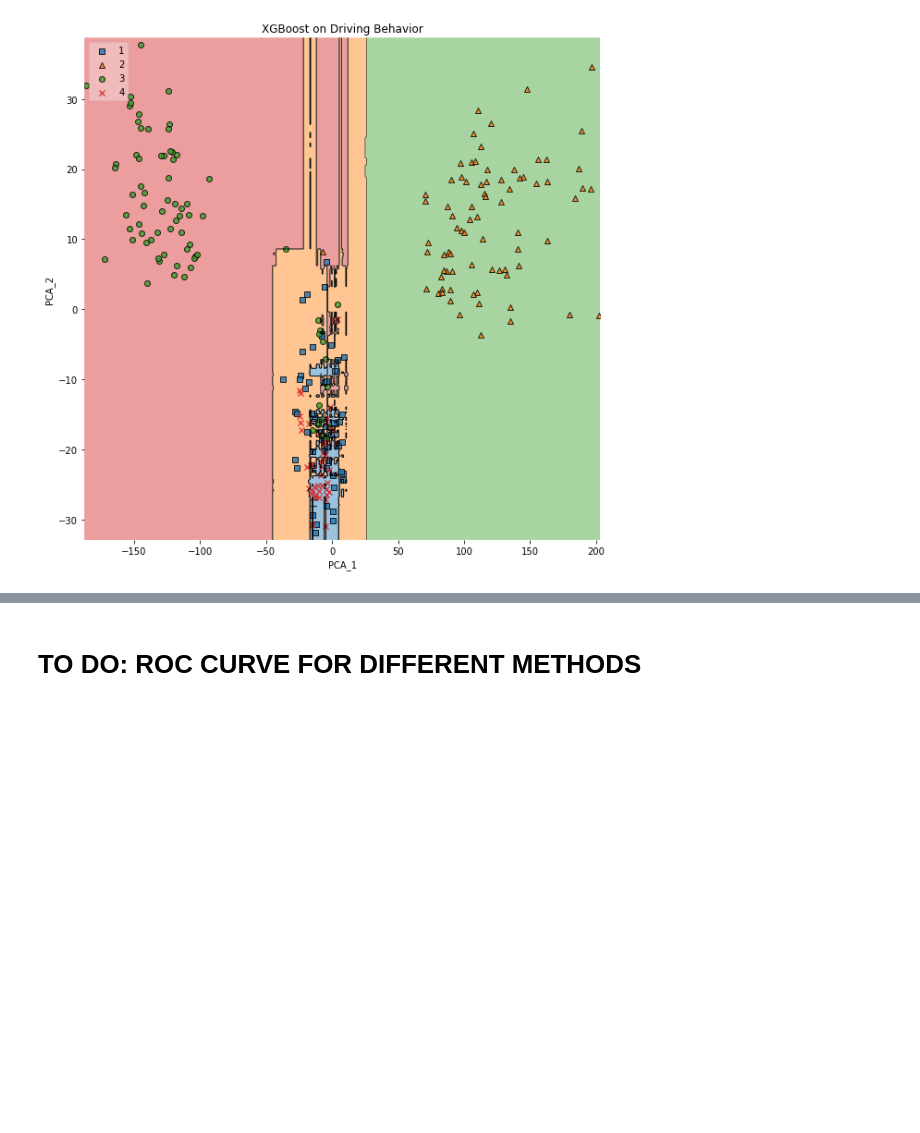
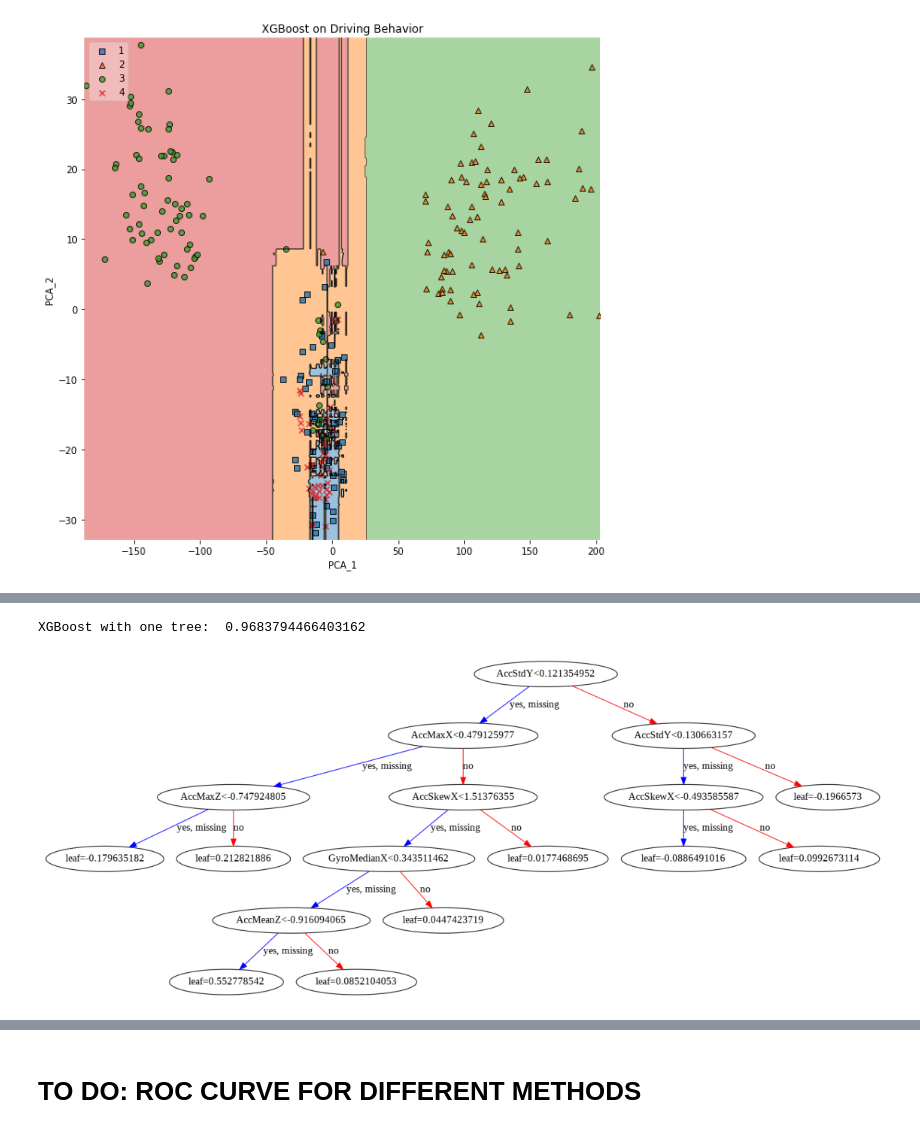
Before and after one commit to monikachudyba/MachineLearningProjects, a Jupyter notebook: Driving Behavior Dataset.ipynb, the cells around one changed output, grey strips where cells are left out. Drawn from its saved outputs; the diff is of its cells as text; code cells hidden in the pictures; blank space fills up the shorter version.

```diff
--- a/Driving Behavior Dataset.ipynb
+++ b/Driving Behavior Dataset.ipynb
@@ -889,0 +923,8 @@ plt.show()
+# %%
+clf_xgb = xgb.XGBClassifier(objective = 'multi:softmax', #best parameters
+                            num_class =4,
+                            max_depth = 5,
+                            min_child_weight = 2,
+                            reg_lambda = 3,
+                            n_estimators = 1)
+clf_xgb.fit(X_train, y_train-1, sample_weight=sample_weights)
@@ -889,0 +965,11 @@ plt.show()
+# %%
+y_pred= clf_xgb.predict(X_test)
+print('XGBoost with one tree: ', metrics.accuracy_score(y_pred,y_test-1))
+# %% [output]
+XGBoost with one tree:  0.9683794466403162
+# %%
+fig, ax = plt.subplots(figsize=(20, 10))
+ax = xgb.plot_tree(clf_xgb, num_trees=0, ax=ax)
+plt.show()
+# %% [output]
+[figure, added]
```
Also changed, not shown: parts of 27 cells of this notebook.
